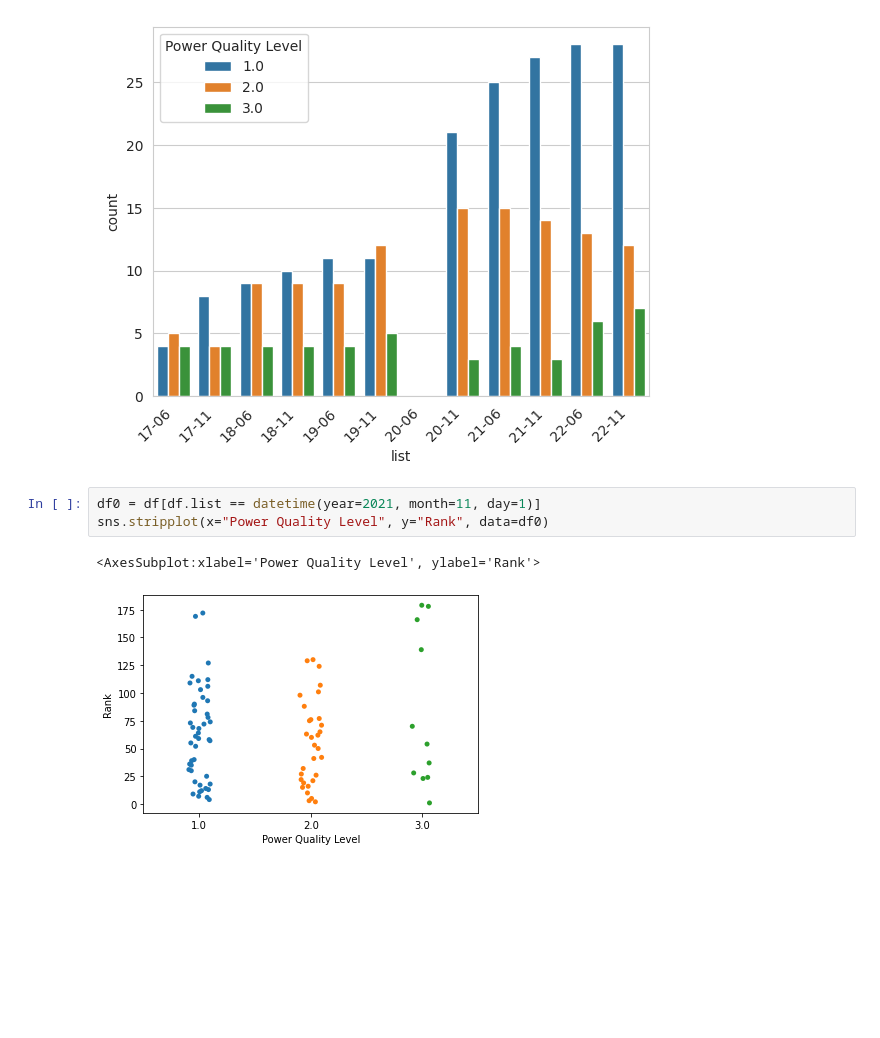
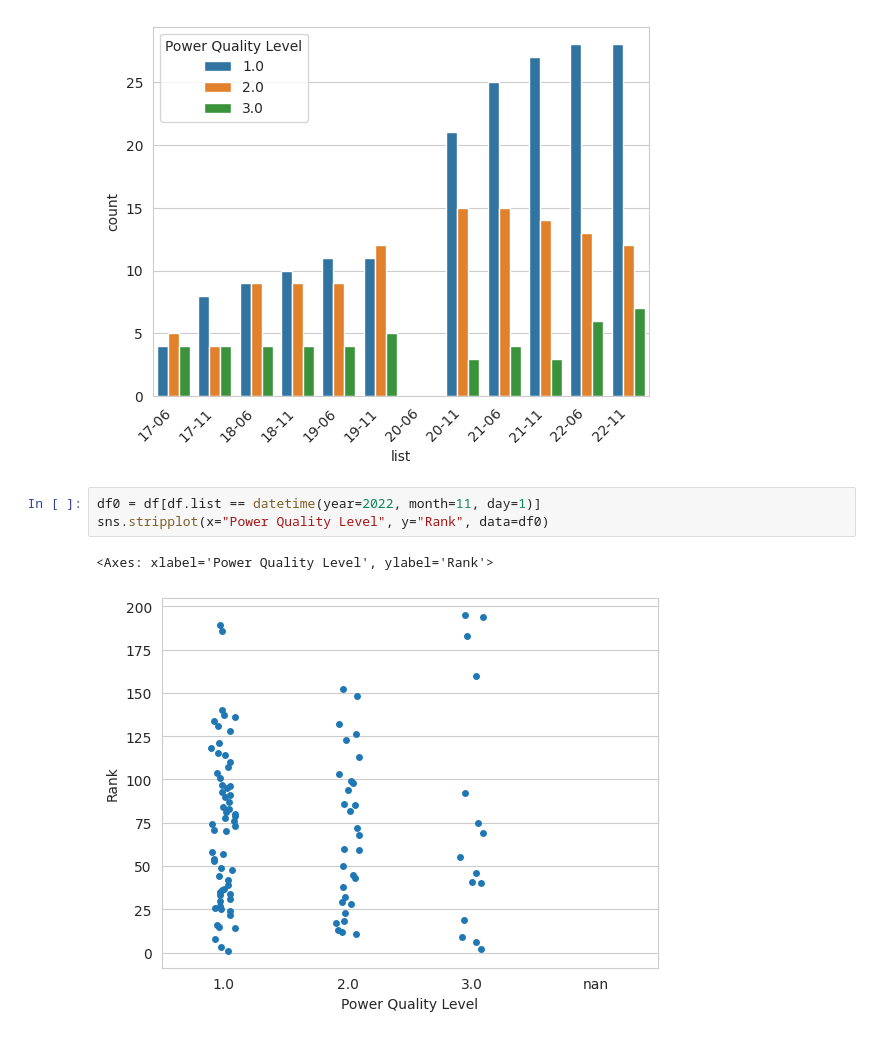
Before and after one commit to tilsche/green500_analysis, a Jupyter notebook: charts.ipynb, the cells around one changed output. Saved outputs shown, nothing was run; the diff lists cells and outputs as text; blank space fills up the shorter version.

Commit message:
charts update

```diff
--- a/charts.ipynb
+++ b/charts.ipynb
@@ -107,8 +107,8 @@ chart.set_xticklabels(labels=x_dates, rotation=45, ha="right")
  Text(11, 0, '22-11')]
 [figure]
 # %%
-df0 = df[df.list == datetime(year=2021, month=11, day=1)]
+df0 = df[df.list == datetime(year=2022, month=11, day=1)]
 sns.stripplot(x="Power Quality Level", y="Rank", data=df0)
 # %% [output]
-<AxesSubplot:xlabel='Power Quality Level', ylabel='Rank'>
+<Axes: xlabel='Power Quality Level', ylabel='Rank'>
-[figure, old version]
+[figure, new version]
```
